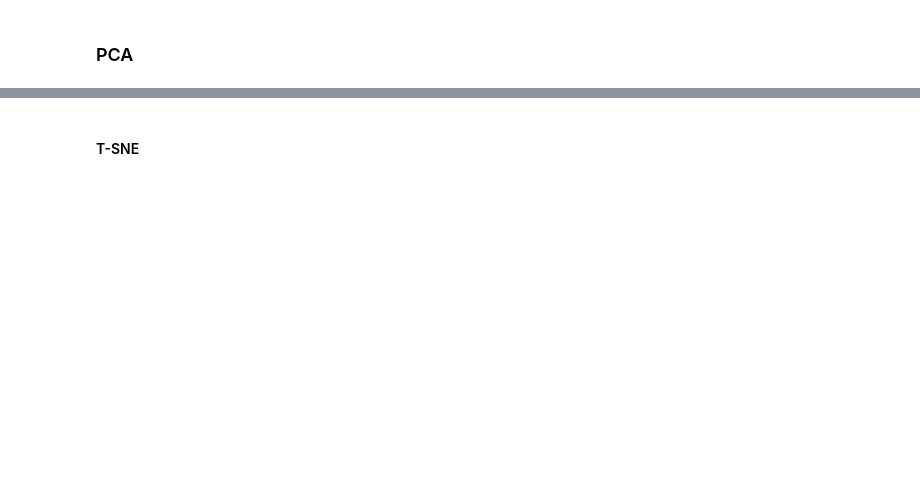
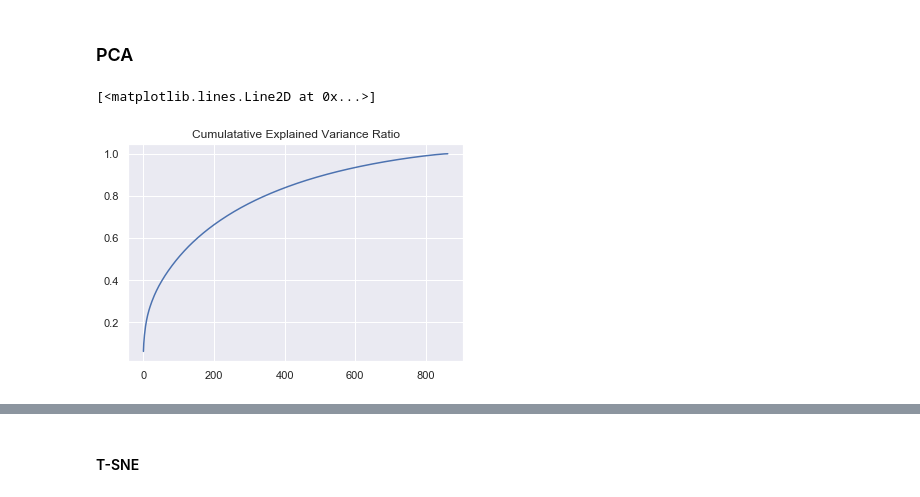
Before and after one commit to carlomarxdk/danish-parlament-text, a Jupyter notebook: 3_TF_IDF.ipynb, the cells around one changed output, grey strips where cells are left out. Saved outputs shown, nothing was run; the diff lists cells and outputs as text; code cells hidden in the pictures; blank space fills up the shorter version.

```diff
--- a/3_TF_IDF.ipynb
+++ b/3_TF_IDF.ipynb
@@ -42,10 +42,13 @@ df_x.sample(2)
 # %% [markdown]
 ### PCA
 # %%
-#pca = MiniBatchSparsePCA(n_components=500,alpha = 1e-3, n_jobs=4, batch_size=15) #normal PCA does not work
-pca = KernelPCA(n_components=500, kernel='cosine', alpha=1e-2, fit_inverse_transform=True, max_iter=1000)
+pca = TruncatedSVD(n_components=900, n_iter=10) ## latent semantic analysis (LSA)
 pca_result = pca.fit_transform(df_x[words].values)
 df_x['pca-one'] = pca_result[:,0]
 df_x['pca-two'] = pca_result[:,1]
-df_x['pca-three'] = pca_result[:,2]
-#print('Explained variation per principal component: {}'.format(pca.explained_variance_ratio_))
+df_x['pca-three'] = pca_result[:,2]#
+plt.title('Cumulatative Explained Variance Ratio')
+plt.plot(np.cumsum(pca.explained_variance_ratio_))
+# %% [output]
+[<matplotlib.lines.Line2D at 0x...>]
+[figure, added]
```
Also changed, not shown: parts of 10 cells of this notebook.
